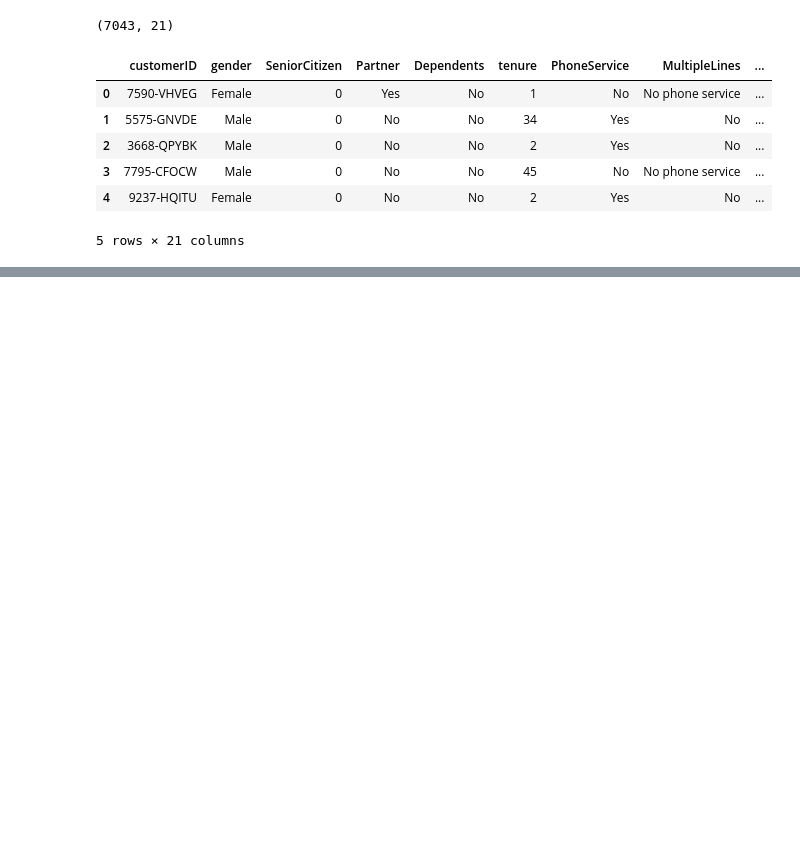
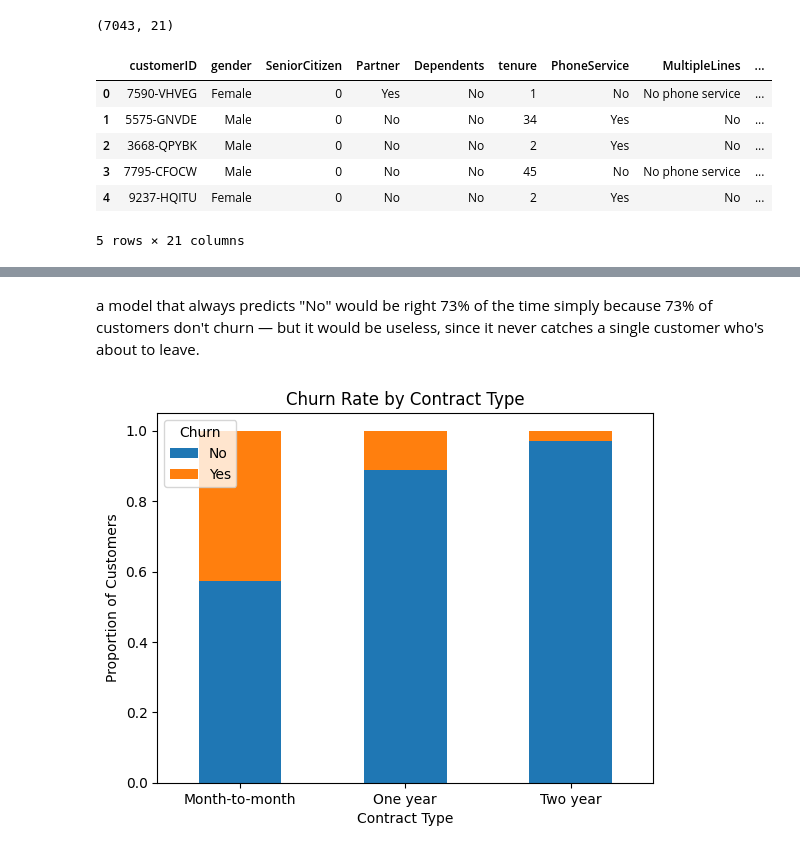
Before and after one commit to lokithasendila/telco-churn-ml, a Jupyter notebook: churn_analysis.ipynb, the cells around one changed output, grey strips where cells are left out. Drawn from its saved outputs; the diff is of its cells as text; code cells hidden in the pictures; blank space fills up the shorter version.

```diff
--- a/churn_analysis.ipynb
+++ b/churn_analysis.ipynb
@@ -22,0 +58,16 @@ df.head()
+# %% [markdown]
+a model that always predicts "No" would be right 73% of the time simply because 73% of customers don't churn — but it would be useless, since it never catches a single customer who's about to leave.
+# %%
+#
+import pandas as pd
+
+pd.crosstab(df['Contract'], df['Churn'], normalize='index').plot(kind='bar', stacked=True) #bulid the cross tabularity table
+
+plt.title('Churn Rate by Contract Type')
+plt.ylabel('Proportion of Customers')
+plt.xlabel('Contract Type')
+plt.legend(title='Churn')
+plt.xticks(rotation=0)
+plt.show()
+# %% [output]
+[figure, added]
```
Also changed, not shown: parts of 10 cells of this notebook.
